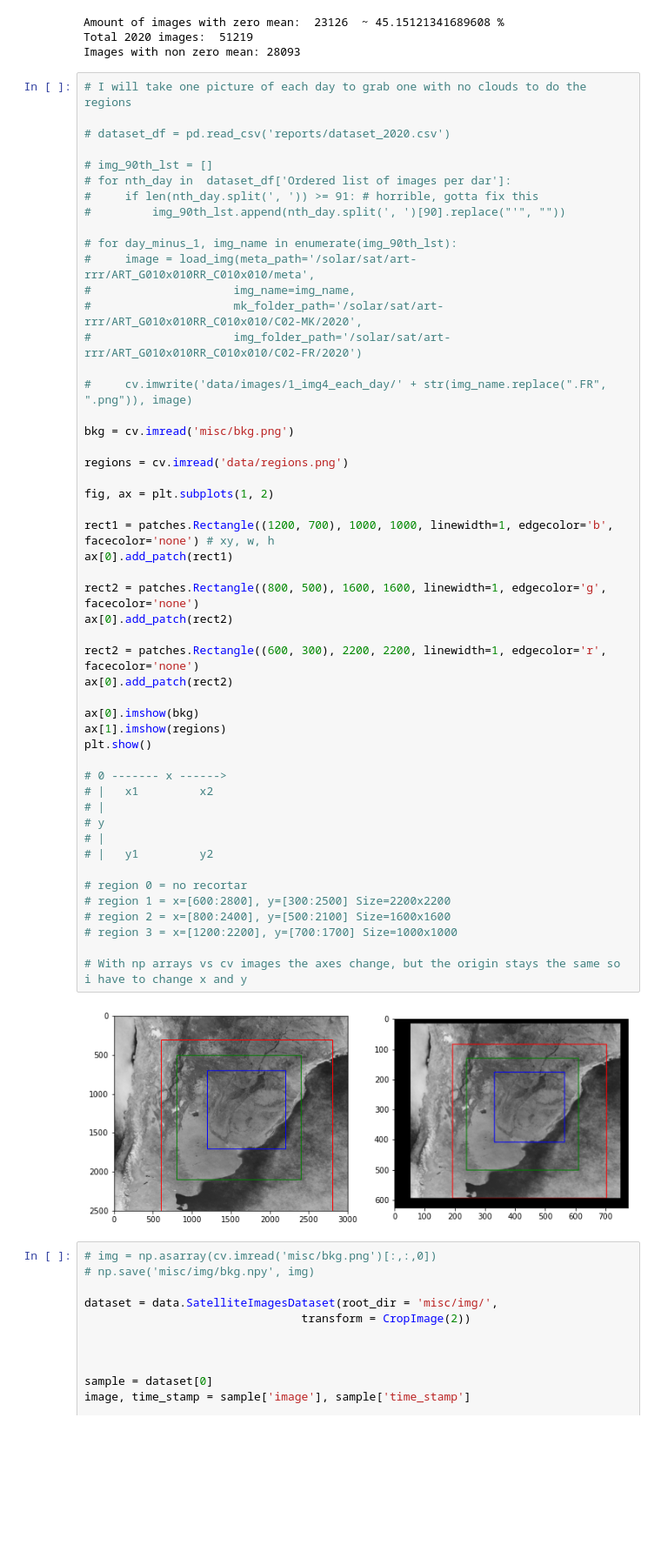
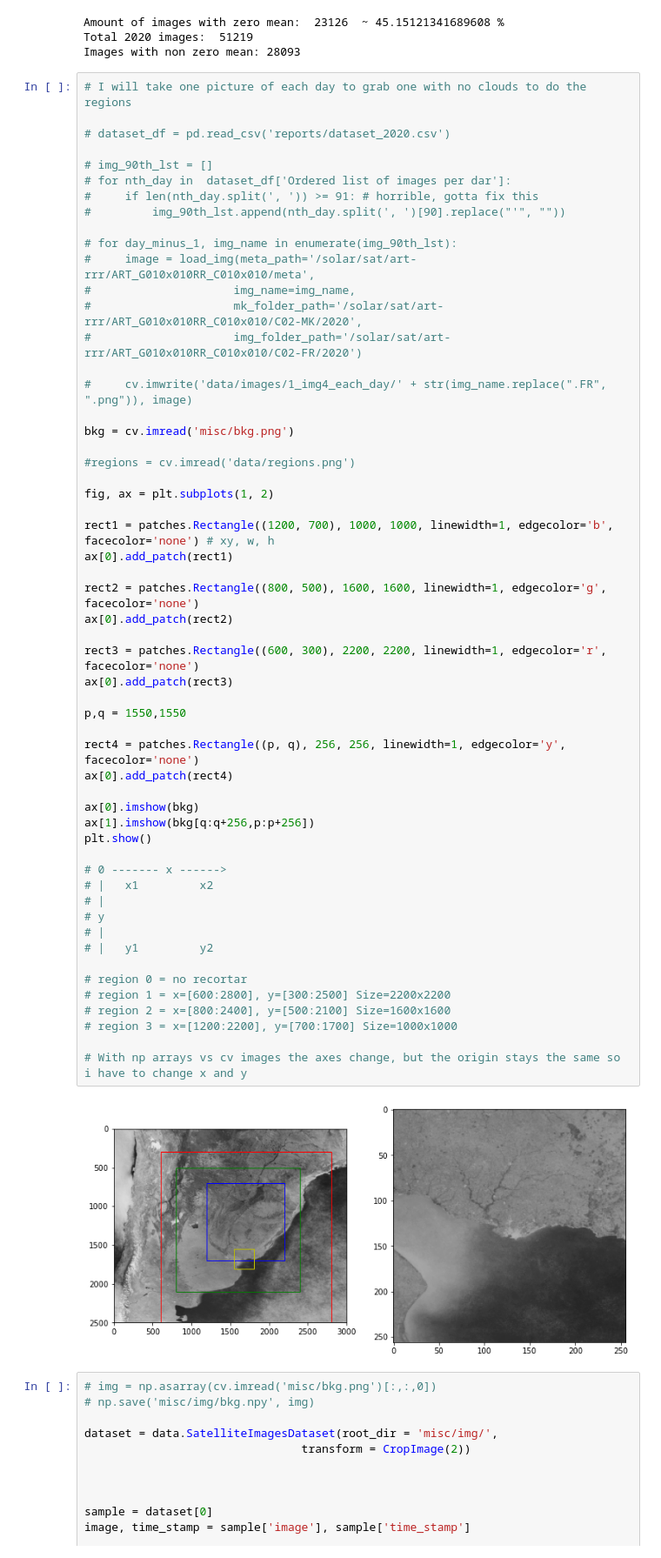
Before and after one commit to francomozo/deepCloud, a Jupyter notebook: nb-data-exp-on-server.ipynb, the cells around one changed output. Shown at 87% size. Drawn from its saved outputs; the diff is of its cells as text; blank space fills up the shorter version.

Commit message:
plot diff in visualization

```diff
--- a/nb-data-exp-on-server.ipynb
+++ b/nb-data-exp-on-server.ipynb
@@ -198,38 +196,43 @@ Images with non zero mean: 28093
 
 bkg = cv.imread('misc/bkg.png')
 
-regions = cv.imread('data/regions.png')
+#regions = cv.imread('data/regions.png')
 
 fig, ax = plt.subplots(1, 2)
 
 rect1 = patches.Rectangle((1200, 700), 1000, 1000, linewidth=1, edgecolor='b', facecolor='none') # xy, w, h
 ax[0].add_patch(rect1)
 
 rect2 = patches.Rectangle((800, 500), 1600, 1600, linewidth=1, edgecolor='g', facecolor='none')
 ax[0].add_patch(rect2)
 
-rect2 = patches.Rectangle((600, 300), 2200, 2200, linewidth=1, edgecolor='r', facecolor='none')
-ax[0].add_patch(rect2)
+rect3 = patches.Rectangle((600, 300), 2200, 2200, linewidth=1, edgecolor='r', facecolor='none')
+ax[0].add_patch(rect3)
+
+p,q = 1550,1550
+
+rect4 = patches.Rectangle((p, q), 256, 256, linewidth=1, edgecolor='y', facecolor='none')
+ax[0].add_patch(rect4)
 
 ax[0].imshow(bkg)
-ax[1].imshow(regions)
+ax[1].imshow(bkg[q:q+256,p:p+256])
 plt.show()
 
 # 0 ------- x ------>
 # |   x1         x2
 # |
 # y
 # |
 # |   y1         y2
 
 # region 0 = no recortar
 # region 1 = x=[600:2800], y=[300:2500] Size=2200x2200
 # region 2 = x=[800:2400], y=[500:2100] Size=1600x1600
 # region 3 = x=[1200:2200], y=[700:1700] Size=1000x1000
 
 # With np arrays vs cv images the axes change, but the origin stays the same so i have to change x and y
 # %% [output]
-[figure, old version]
+[figure, new version]
 # %%
 # img = np.asarray(cv.imread('misc/bkg.png')[:,:,0])
 # np.save('misc/img/bkg.npy', img)
```
Also changed, not shown: parts of 1 cell of this notebook, 3 other files.
